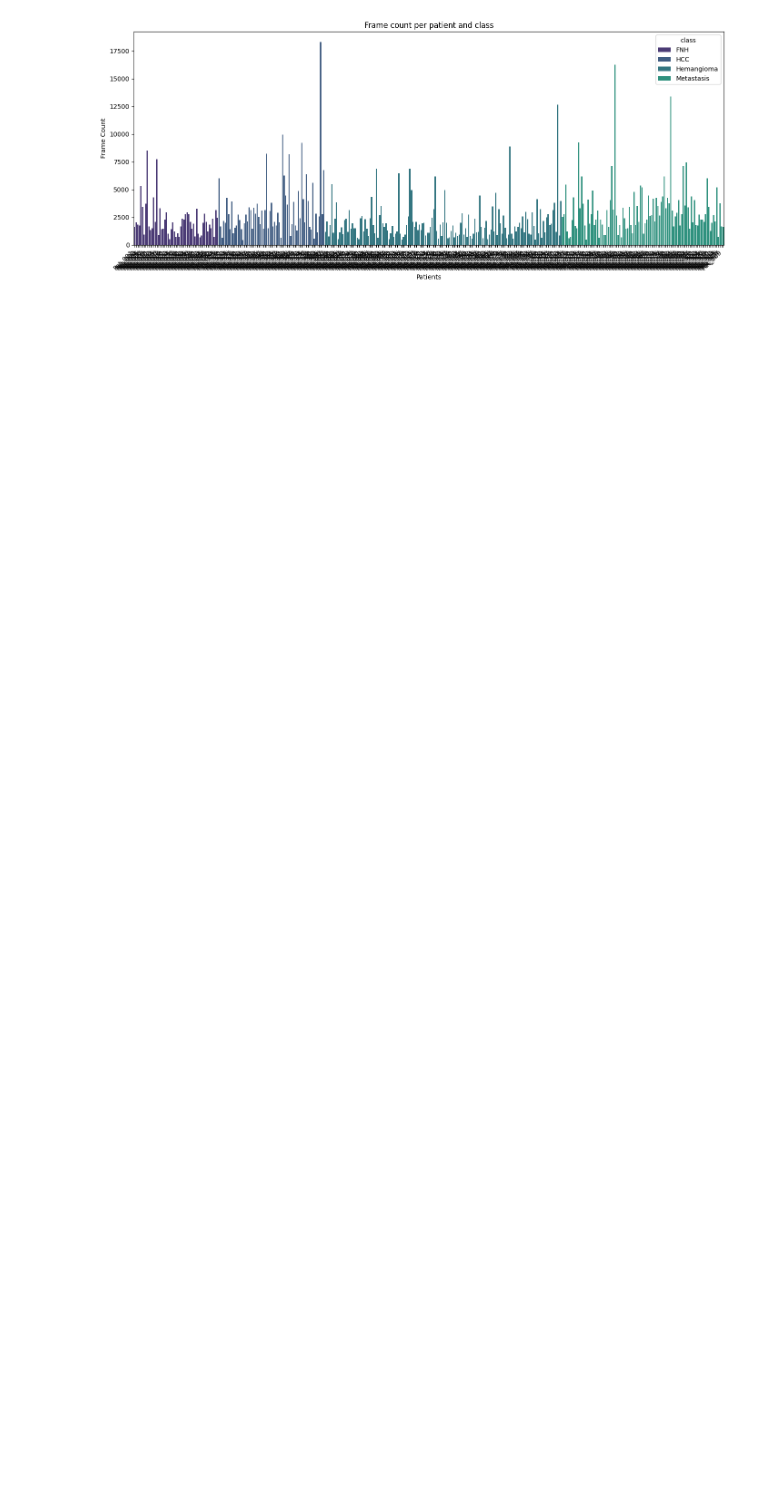
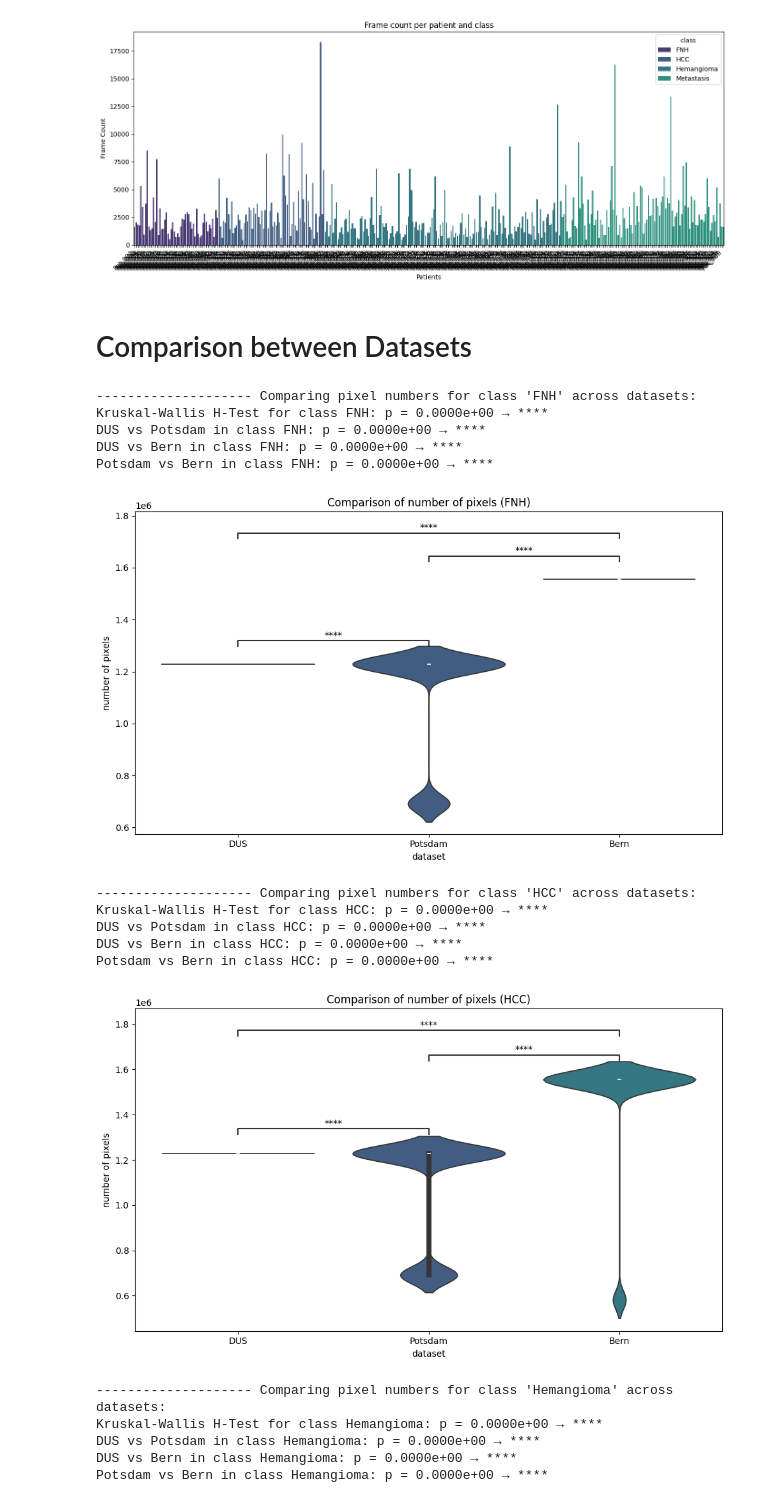
Before and after one commit to janikhohmann/Image-Dataset-Statistics, a Jupyter notebook: statistics.ipynb, the cells around one changed output. Drawn from its saved outputs; the diff is of its cells as text; code cells hidden in the pictures; blank space fills up the shorter version.

Commit message:
comparison of classes between datasets with statistic included

```diff
--- a/statistics.ipynb
+++ b/statistics.ipynb
@@ -680,3 +563,5 @@ plt.tight_layout()
 plt.show()
 # %% [output]
 [figure]
+# %% [markdown]
+# Comparison between Datasets
@@ -682,0 +658,28 @@ plt.show()
+# %%
+compare_metric_between_two_datasets(
+        datasets = [df_DUS, df_Potsdam, df_Bern],
+        dataset_names = ["DUS", "Potsdam", "Bern"],
+        metric_column="num_pixels",
+        group_by_column="class",
+        y_label="number of pixels",
+        y_lim_plot=None,
+        title_metric_name="pixel numbers",
+        )
+# %% [output]
+-------------------- Comparing pixel numbers for class 'FNH' across datasets:
+Kruskal-Wallis H-Test for class FNH: p = 0.0000e+00 → ****
+DUS vs Potsdam in class FNH: p = 0.0000e+00 → ****
+DUS vs Bern in class FNH: p = 0.0000e+00 → ****
+Potsdam vs Bern in class FNH: p = 0.0000e+00 → ****
+[figure, added]
+-------------------- Comparing pixel numbers for class 'HCC' across datasets:
+Kruskal-Wallis H-Test for class HCC: p = 0.0000e+00 → ****
+DUS vs Potsdam in class HCC: p = 0.0000e+00 → ****
+DUS vs Bern in class HCC: p = 0.0000e+00 → ****
+Potsdam vs Bern in class HCC: p = 0.0000e+00 → ****
+[figure, added]
+-------------------- Comparing pixel numbers for class 'Hemangioma' across datasets:
+Kruskal-Wallis H-Test for class Hemangioma: p = 0.0000e+00 → ****
+DUS vs Potsdam in class Hemangioma: p = 0.0000e+00 → ****
+DUS vs Bern in class Hemangioma: p = 0.0000e+00 → ****
+Potsdam vs Bern in class Hemangioma: p = 0.0000e+00 → ****
```
Also changed, not shown: parts of 8 cells of this notebook.
